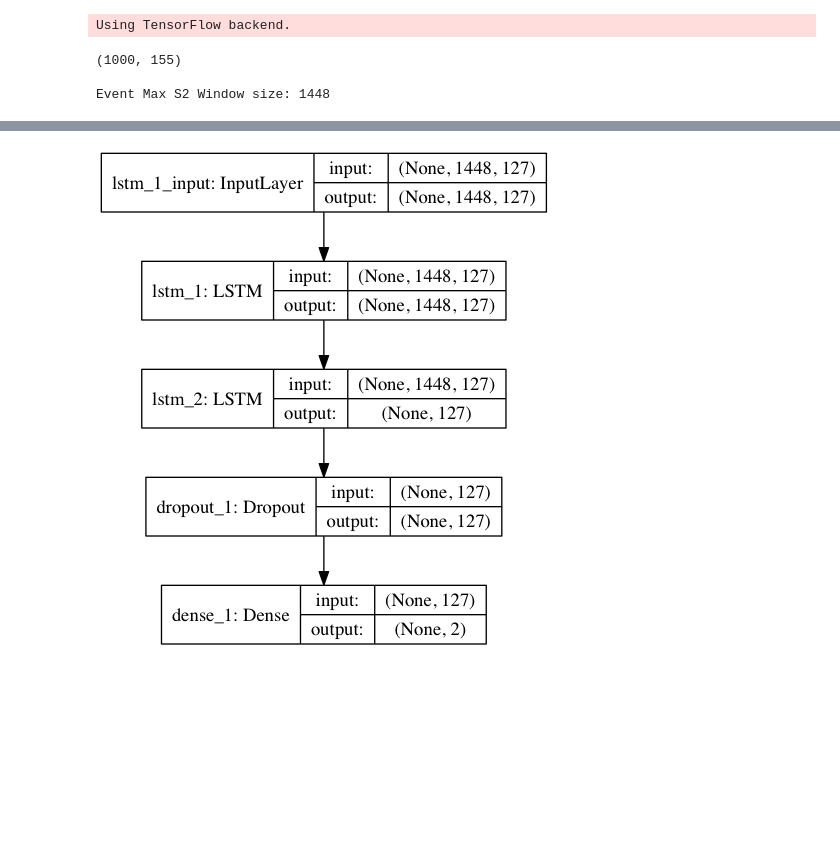
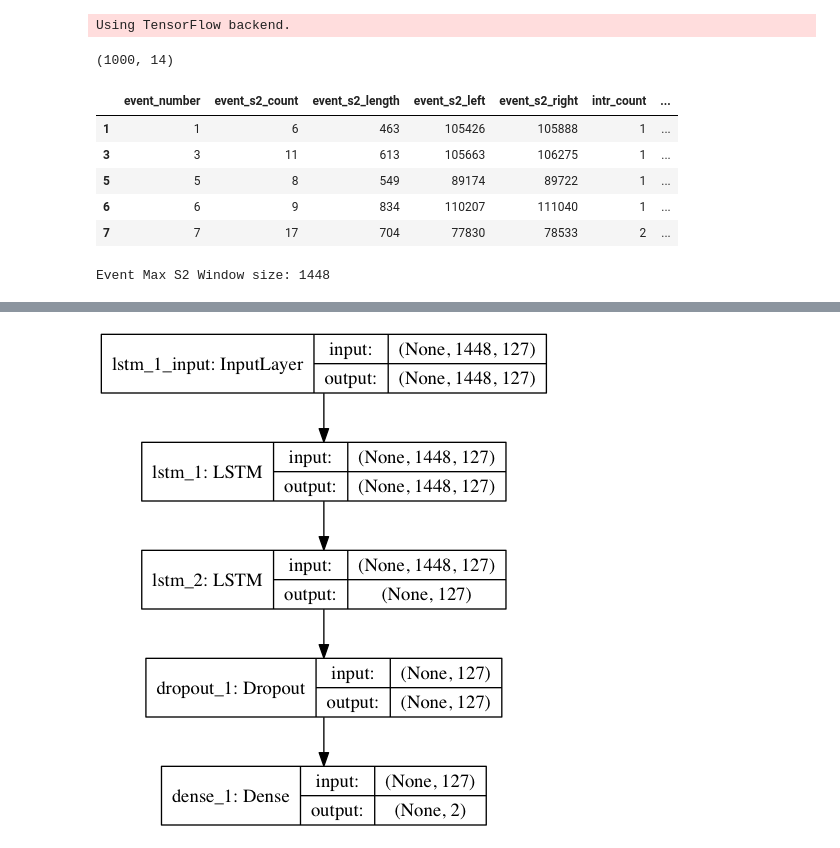
Before and after one commit to dbarg/pax_reconstruction, a Jupyter notebook: xy_s2waveforms/xy_S2waveforms_lstm_train.ipynb, the cells around one changed output, grey strips where cells are left out. Cells and saved outputs as stored; diff of their text form; code cells hidden in the pictures; blank space fills up the shorter version.

```diff
--- a/xy_s2waveforms/xy_S2waveforms_lstm_train.ipynb
+++ b/xy_s2waveforms/xy_S2waveforms_lstm_train.ipynb
@@ -35,36 +39,59 @@ from get_lstm_data import *
 # %% [output]
 Using TensorFlow backend.
 # %%
-
 
 ####################################################################################################
 # Training Data
 ####################################################################################################
 
 nEventsTrain = 1000
+#nEventsTrain = 5
 
 input_dir  = "../../pax_merge/merged/"
 input_file = 'merged_all_0k_test.pkl'
 input_path = input_dir + input_file
 
+s2cols = getS2integralsDataFrameColumns()
+#print(s2cols)
+
+cols = [
+    'event_number',
+    'event_s2_count',
+    'event_s2_length',
+    'event_s2_left',
+    'event_s2_right',
+    'intr_count',
+    'intr_corrected_s2_area',
+    'intr_s2_electrons',
+    'x',
+    'y',
+    's2_area_000',
+    's2_area_001',
+    's2_area_002',
+    's2_area_003',
+
+]
+
 df_events, s2_window_max = getEventsDataFrame(input_path)
+df_events                = df_events[0:nEventsTrain][:].copy(deep=True)
+df_s2integrals           = df_events[s2cols]
 
-df_events = df_events[0:nEventsTrain][:].copy(deep=True)
+df_events                = df_events[cols]
+#df_events                = df_events[0:10][:]
+
 
 print(df_events.shape)
-#display(df_events)
-
-#train_data, train_truth  = get_data(df_events, s2_window_max)
+display(df_events[0:5][:])
 
 print()
 print("Event Max S2 Window size: " + str(s2_window_max))
 print()
-#print("Event Input data shape: " + str(event_train_data.shape ))
-#print("Event Truth data shape: " + str(event_train_truth.shape))
-#print("Input data shape:       " + str(train_data.shape ))
-#print("Truth data shape:       " + str(train_truth.shape))
-print()
 # %% [output]
-(1000, 155)
-
-Event Max S2 Window size: 1448
+(1000, 14)
+|  | event_number | event_s2_count | event_s2_length | event_s2_left | event_s2_right | intr_count | ... |
+| 1 | 1 | 6 | 463 | 105426 | 105888 | 1 | ... |
+| 3 | 3 | 11 | 613 | 105663 | 106275 | 1 | ... |
+| 5 | 5 | 8 | 549 | 89174 | 89722 | 1 | ... |
+| 6 | 6 | 9 | 834 | 110207 | 111040 | 1 | ... |
+| 7 | 7 | 17 | 704 | 77830 | 78533 | 2 | ... |
+Event Max S2 Window size: 1448
```
Also changed, not shown: parts of 8 cells of this notebook, 3 other files.
